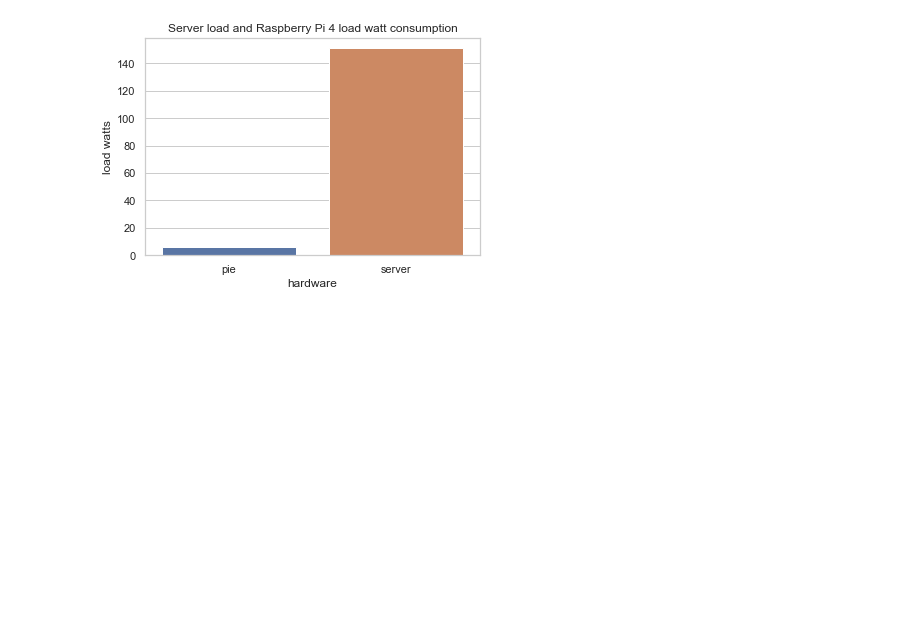
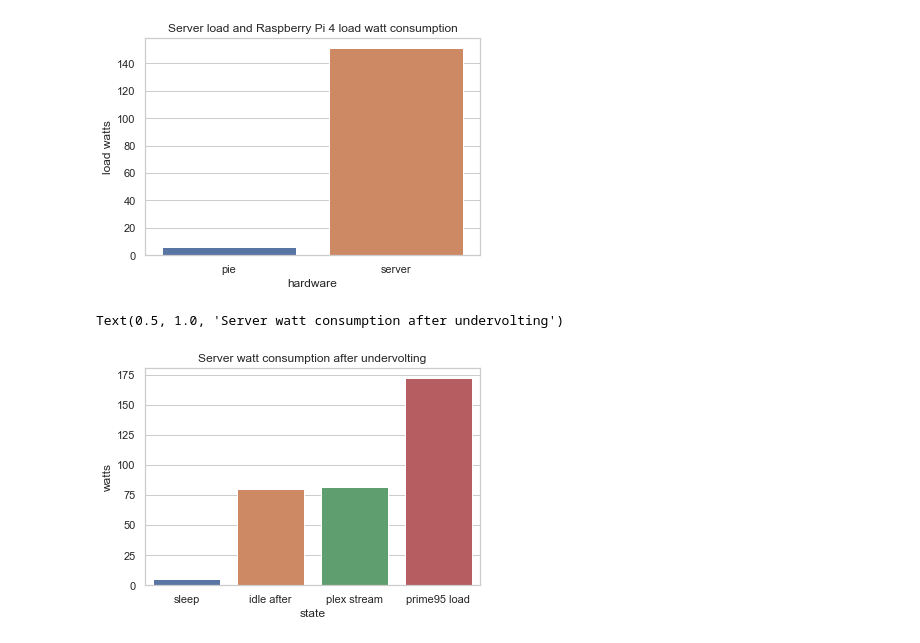
Before and after one commit to ConanMercer/Media_Server, a Jupyter notebook: MediaServer.ipynb, the cells around one changed output. Saved outputs shown, nothing was run; the diff lists cells and outputs as text; code cells hidden in the pictures; blank space fills up the shorter version.

Commit message:
-add, data

```diff
--- a/MediaServer.ipynb
+++ b/MediaServer.ipynb
@@ -35,6 +35,7 @@ Text(0.5, 1.0, 'Server load and Raspberry Pi 4 load watt consumption')
 [figure]
 # %%
 wattsUndervolting = pd.read_csv('Data\wattsAfterUnderVolting.csv')
-wattsUndervolting.head()
-
-sns.barplot(x="state", y="watts", data=watts).set_title('Server watt consumption')
+sns.barplot(x="state", y="watts", data=wattsUndervolting).set_title('Server watt consumption after undervolting')
+# %% [output]
+Text(0.5, 1.0, 'Server watt consumption after undervolting')
+[figure, added]
```
Also changed, not shown: parts of 1 cell of this notebook, 2 other files.
